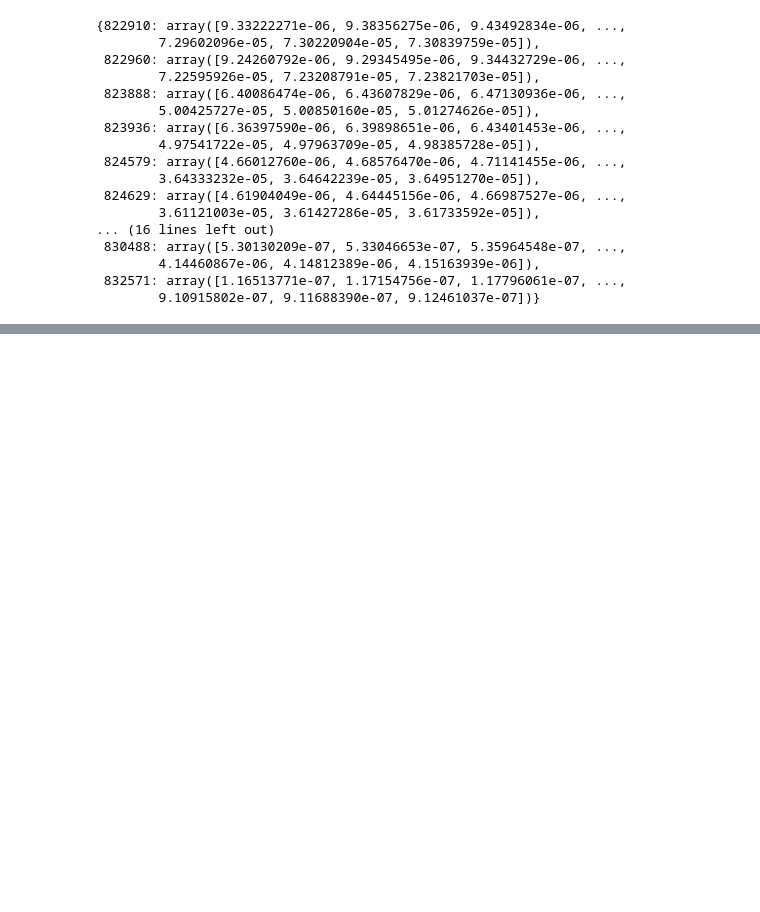
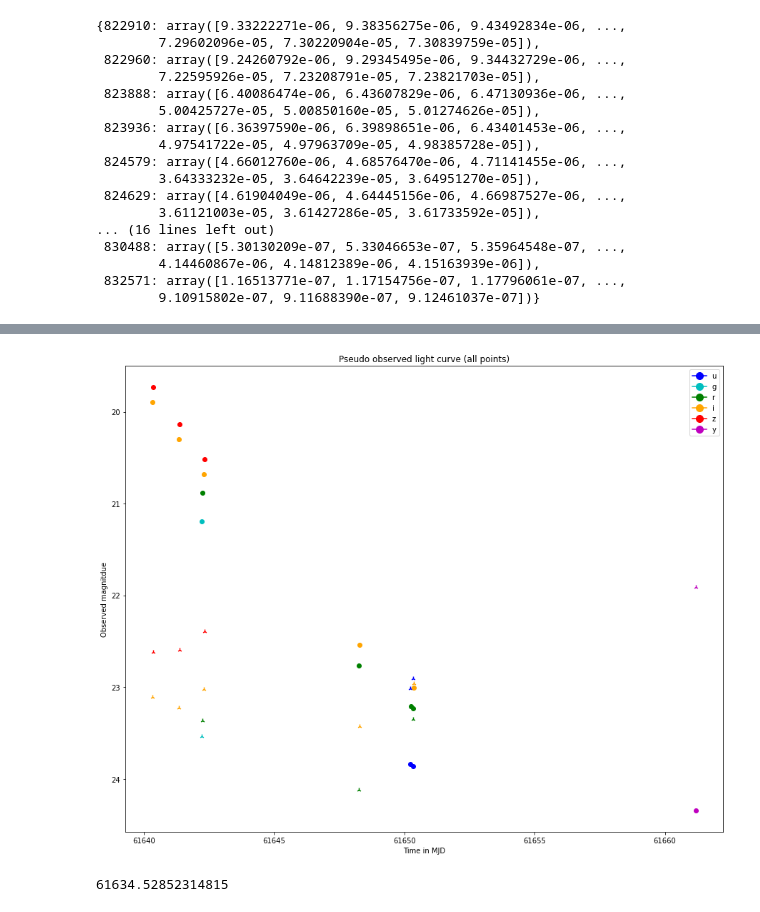
Before and after one commit to LSSTDESC/grb_orphan_afterglows, a Jupyter notebook: notebooks/orphan_pseudo_observations.ipynb, the cells around one changed output, grey strips where cells are left out. Drawn from its saved outputs; the diff is of its cells as text; code cells hidden in the pictures; blank space fills up the shorter version.

Commit message:
complete pseudo obs notebook

```diff
--- a/notebooks/orphan_pseudo_observations.ipynb
+++ b/notebooks/orphan_pseudo_observations.ipynb
@@ -334,0 +320,21 @@ plt.show()
+# %%
+from matplotlib.lines import Line2D
+# plot pseudo observed light curve
+for x, y, z, m in zip(x_times, y_mags, z_colors, mags_lim):
+    plt.scatter(x, y, c=z)
+    plt.scatter(x, m, c=z, marker='2')
+plt.gca().invert_yaxis()
+plt.title('Pseudo observed light curve (all points)')
+plt.xlabel('Time in MJD')
+plt.ylabel('Observed magnitdue')
+legend_elements = list()
+for filt in filterlist:
+    fcolor = filtercolors[filt]
+    legend_elements.append(Line2D([0], [0], marker='o', color=fcolor, label=filt,
+                                  markerfacecolor=fcolor, markersize=10))
+plt.legend(handles=legend_elements)
+plt.show()
+print(grb_time.mjd)
+# %% [output]
+[figure, added]
+61634.52852314815
```
Also changed, not shown: parts of 11 cells of this notebook, 1 other file.
